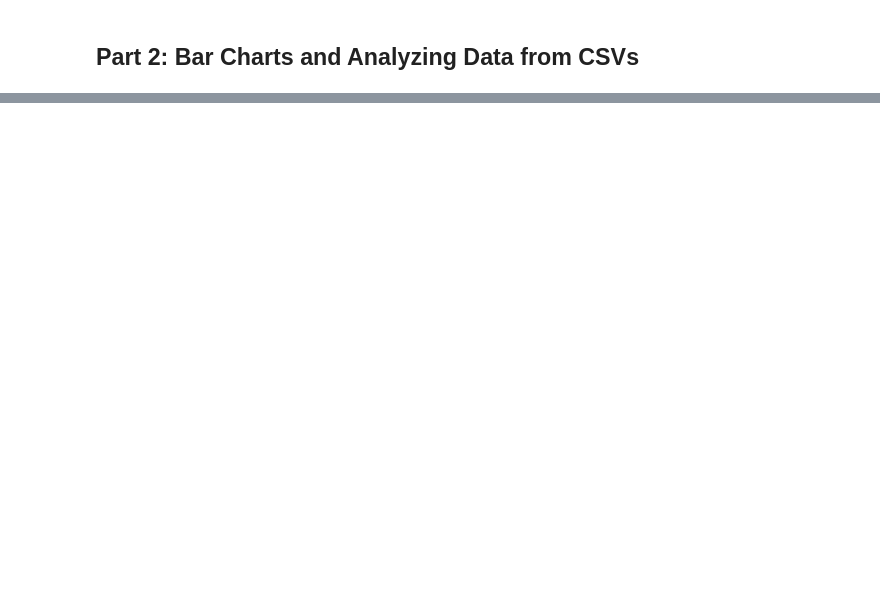
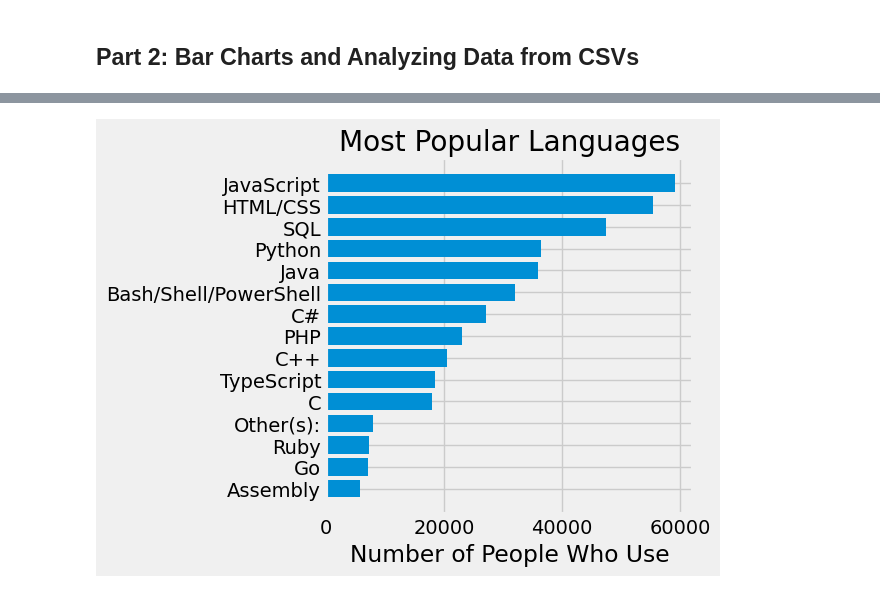
Before and after one commit to ca-ros/LearningPython, a Jupyter notebook: matplotlib/coreYT.ipynb, the cells around one changed output, grey strips where cells are left out. Cells and saved outputs as stored; diff of their text form; code cells hidden in the pictures; blank space fills up the shorter version.

```diff
--- a/matplotlib/coreYT.ipynb
+++ b/matplotlib/coreYT.ipynb
@@ -161,0 +267,28 @@ with open('data.csv') as csv_file:
+# %%
+plt.style.use('fivethirtyeight')
+
+with open('data.csv') as csv_file:
+    csv_reader = csv.DictReader(csv_file)
+
+    language_counter = Counter()
+
+    for row in csv_reader:
+        language_counter.update(row['LanguagesWorkedWith'].split(';'))
+
+languages = []
+popularity = []
+
+for item in language_counter.most_common(15):
+    languages.append(item[0])
+    popularity.append(item[1])
+
+languages.reverse()
+popularity.reverse()
+
+plt.barh(languages, popularity)
+plt.title('Most Popular Languages')
+plt.xlabel('Number of People Who Use')
+# plt.ylabel('Programming Languages')
+plt.tight_layout()
+# %% [output]
+[figure, added]
```
Also changed, not shown: parts of 26 cells of this notebook.
